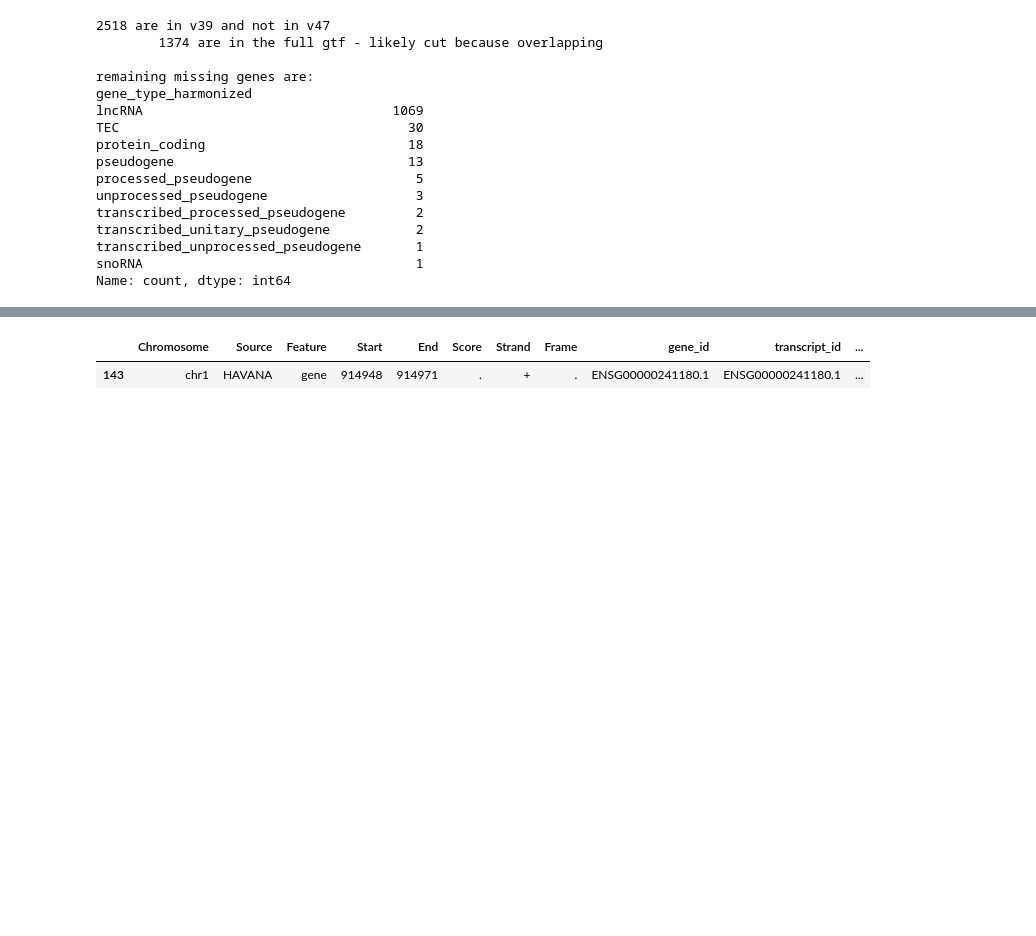
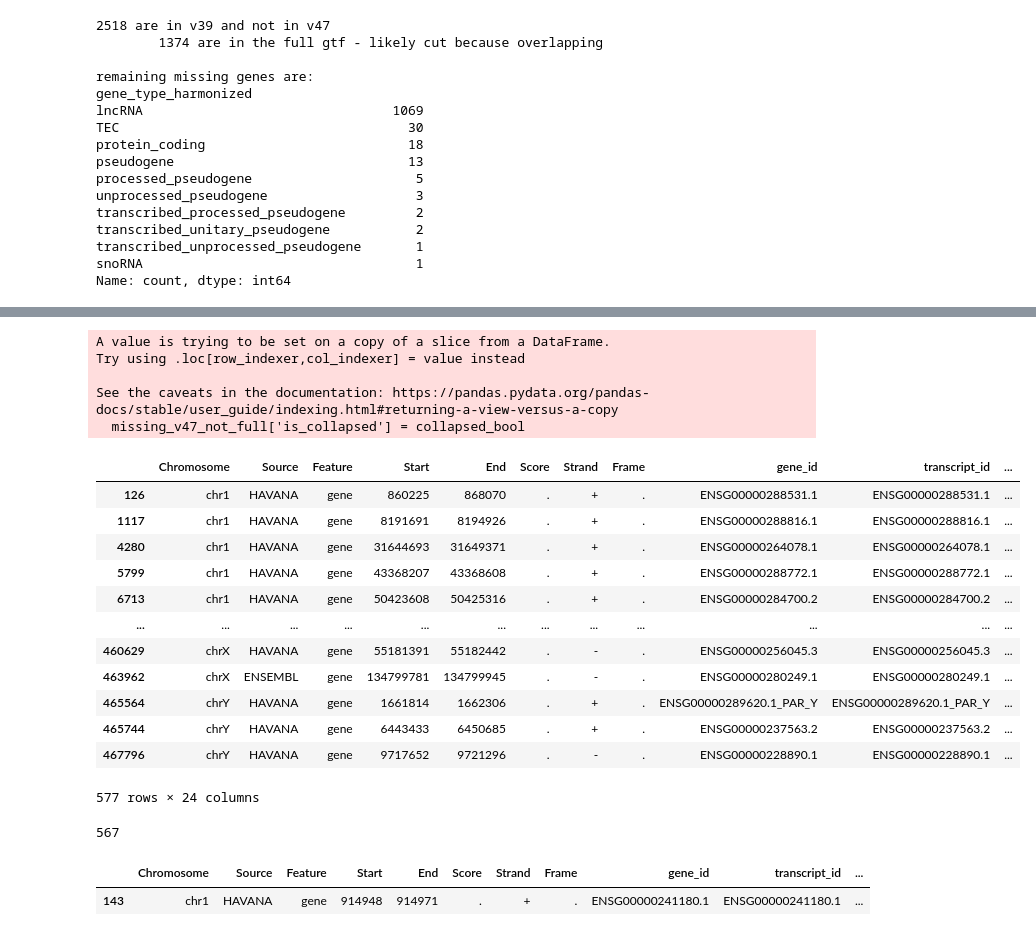
Before and after one commit to danielnachun/gtex-gencode47, a Jupyter notebook: notebooks/analyze_lncrna_quantification.ipynb, the cells around one changed output, grey strips where cells are left out. Cells and saved outputs as stored; diff of their text form; code cells hidden in the pictures; blank space fills up the shorter version.

```diff
--- a/notebooks/analyze_lncrna_quantification.ipynb
+++ b/notebooks/analyze_lncrna_quantification.ipynb
@@ -246,0 +249,2 @@ sum(is_collapsed)
+# %%
+collapsed_bool = missing_v47_not_full['is_collapsed']
@@ -247,3 +266,30 @@ sum(is_collapsed)
+# %%
+missing_v47_not_full['is_collapsed'] = collapsed_bool
+missing_v47_not_full[~missing_v47_not_full['is_collapsed']].to_csv('data/other_references/missing_v47_ids.txt', sep='\t')
+missing_v47_not_full[~missing_v47_not_full['is_collapsed']]
+# %% [output]
+A value is trying to be set on a copy of a slice from a DataFrame.
+Try using .loc[row_indexer,col_indexer] = value instead
+
+See the caveats in the documentation: https://pandas.pydata.org/pandas-docs/stable/user_guide/indexing.html#returning-a-view-versus-a-copy
+  missing_v47_not_full['is_collapsed'] = collapsed_bool
+|  | Chromosome | Source | Feature | Start | End | Score | Strand | Frame | gene_id | transcript_id | ... |
+| 126 | chr1 | HAVANA | gene | 860225 | 868070 | . | + | . | ENSG00000288531.1 | ENSG00000288531.1 | ... |
+| 1117 | chr1 | HAVANA | gene | 8191691 | 8194926 | . | + | . | ENSG00000288816.1 | ENSG00000288816.1 | ... |
+| 4280 | chr1 | HAVANA | gene | 31644693 | 31649371 | . | + | . | ENSG00000264078.1 | ENSG00000264078.1 | ... |
+| 5799 | chr1 | HAVANA | gene | 43368207 | 43368608 | . | + | . | ENSG00000288772.1 | ENSG00000288772.1 | ... |
+| 6713 | chr1 | HAVANA | gene | 50423608 | 50425316 | . | + | . | ENSG00000284700.2 | ENSG00000284700.2 | ... |
+| ... | ... | ... | ... | ... | ... | ... | ... | ... | ... | ... | ... |
+| 460629 | chrX | HAVANA | gene | 55181391 | 55182442 | . | - | . | ENSG00000256045.3 | ENSG00000256045.3 | ... |
+| 463962 | chrX | ENSEMBL | gene | 134799781 | 134799945 | . | - | . | ENSG00000280249.1 | ENSG00000280249.1 | ... |
+| 465564 | chrY | HAVANA | gene | 1661814 | 1662306 | . | + | . | ENSG00000289620.1_PAR_Y | ENSG00000289620.1_PAR_Y | ... |
+| 465744 | chrY | HAVANA | gene | 6443433 | 6450685 | . | + | . | ENSG00000237563.2 | ENSG00000237563.2 | ... |
+| 467796 | chrY | HAVANA | gene | 9717652 | 9721296 | . | - | . | ENSG00000228890.1 | ENSG00000228890.1 | ... |
+577 rows × 24 columns
+# %%
+missing_v47_not_full['is_collapsed'].sum()
+# %% [output]
+567
 # %%
 sample_missing = missing_v47_not_full.iloc[2]
 gencode_v39[gencode_v39['gene_id_stable'] == sample_missing['gene_id_stable']]
```
Also changed, not shown: parts of 4 cells of this notebook, 1 other file.
